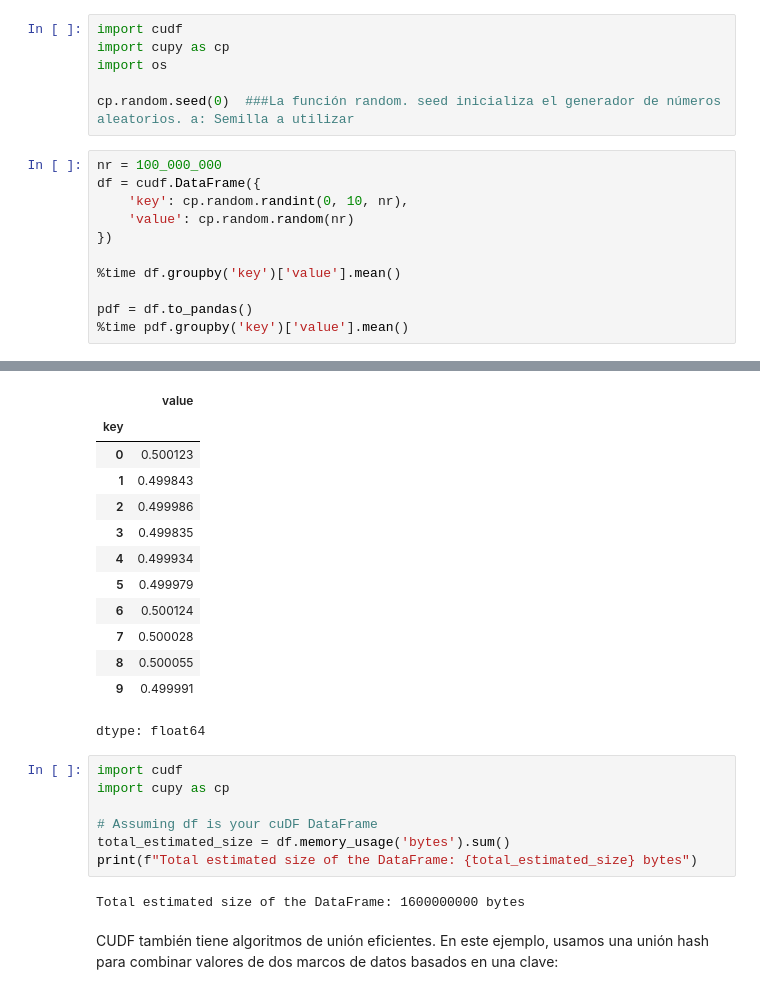
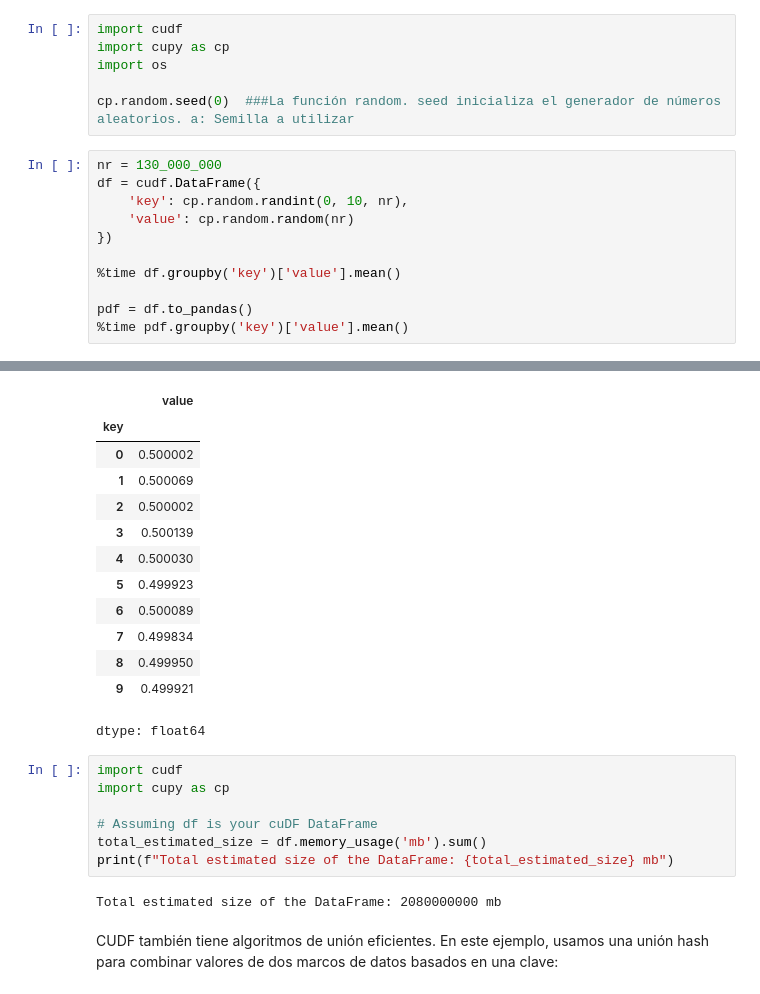
Before and after one commit to Viny2030/colabs, a Jupyter notebook: cudf_colab.ipynb, the cells around one changed output, grey strips where cells are left out. Saved outputs shown, nothing was run; the diff lists cells and outputs as text.

```diff
--- a/cudf_colab.ipynb
+++ b/cudf_colab.ipynb
@@ -969,7 +976,7 @@ import os
 
 cp.random.seed(0)  ###La función random. seed inicializa el generador de números aleatorios. a: Semilla a utilizar
 # %%
-nr = 100_000_000
+nr = 130_000_000
 df = cudf.DataFrame({
     'key': cp.random.randint(0, 10, nr),
     'value': cp.random.random(nr)
@@ -987,23 +994,23 @@ Wall time: 2.38 s
 |  | value |
 | key |  |
-| 0 | 0.500123 |
-| 1 | 0.499843 |
-| 2 | 0.499986 |
-| 3 | 0.499835 |
-| 4 | 0.499934 |
-| 5 | 0.499979 |
-| 6 | 0.500124 |
-| 7 | 0.500028 |
-| 8 | 0.500055 |
-| 9 | 0.499991 |
+| 0 | 0.500002 |
+| 1 | 0.500069 |
+| 2 | 0.500002 |
+| 3 | 0.500139 |
+| 4 | 0.500030 |
+| 5 | 0.499923 |
+| 6 | 0.500089 |
+| 7 | 0.499834 |
+| 8 | 0.499950 |
+| 9 | 0.499921 |
 dtype: float64
 # %%
 import cudf
 import cupy as cp
 
 # Assuming df is your cuDF DataFrame
-total_estimated_size = df.memory_usage('bytes').sum()
-print(f"Total estimated size of the DataFrame: {total_estimated_size} bytes")
+total_estimated_size = df.memory_usage('mb').sum()
+print(f"Total estimated size of the DataFrame: {total_estimated_size} mb")
 # %% [output]
-Total estimated size of the DataFrame: 1600000000 bytes
+Total estimated size of the DataFrame: 2080000000 mb
 # %% [markdown]
```
Also changed, not shown: parts of 24 cells of this notebook.
